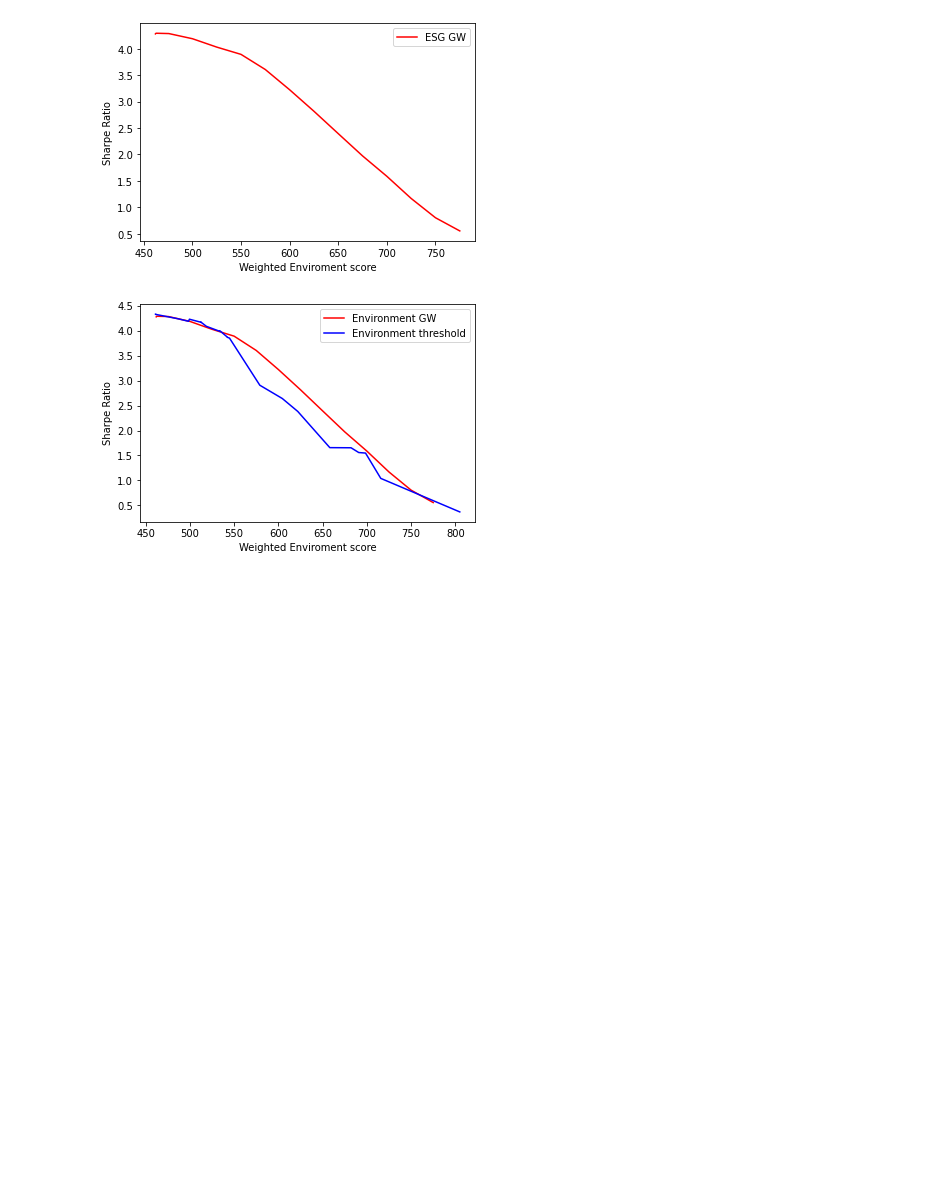
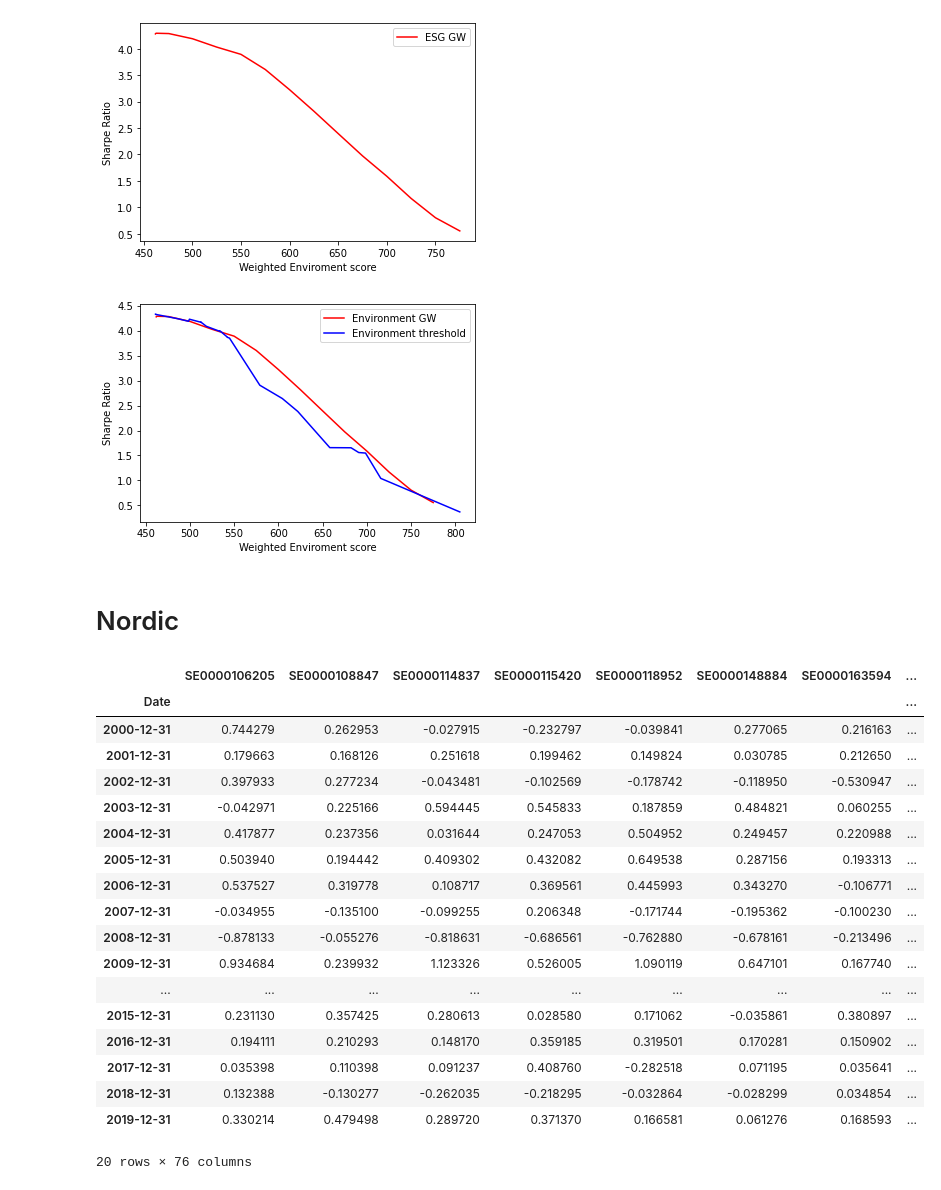
Before and after one commit to FerdinandBjerreWahl/BA, a Jupyter notebook: ESG_effient_frontier.ipynb, the cells around one changed output. Saved outputs shown, nothing was run; the diff lists cells and outputs as text; code cells hidden in the pictures; blank space fills up the shorter version.

```diff
--- a/ESG_effient_frontier.ipynb
+++ b/ESG_effient_frontier.ipynb
@@ -94,3 +94,5 @@ plt.legend()
 plt.savefig('Threshold vs GW')
 # %% [output]
 [figure]
+# %% [markdown]
+# Nordic
@@ -96,0 +118,22 @@ plt.savefig('Threshold vs GW')
+# %%
+returnsN
+# %% [output]
+|  | SE0000106205 | SE0000108847 | SE0000114837 | SE0000115420 | SE0000118952 | SE0000148884 | SE0000163594 | ... |
+| Date |  |  |  |  |  |  |  | ... |
+| 2000-12-31 | 0.744279 | 0.262953 | -0.027915 | -0.232797 | -0.039841 | 0.277065 | 0.216163 | ... |
+| 2001-12-31 | 0.179663 | 0.168126 | 0.251618 | 0.199462 | 0.149824 | 0.030785 | 0.212650 | ... |
+| 2002-12-31 | 0.397933 | 0.277234 | -0.043481 | -0.102569 | -0.178742 | -0.118950 | -0.530947 | ... |
+| 2003-12-31 | -0.042971 | 0.225166 | 0.594445 | 0.545833 | 0.187859 | 0.484821 | 0.060255 | ... |
+| 2004-12-31 | 0.417877 | 0.237356 | 0.031644 | 0.247053 | 0.504952 | 0.249457 | 0.220988 | ... |
+| 2005-12-31 | 0.503940 | 0.194442 | 0.409302 | 0.432082 | 0.649538 | 0.287156 | 0.193313 | ... |
+| 2006-12-31 | 0.537527 | 0.319778 | 0.108717 | 0.369561 | 0.445993 | 0.343270 | -0.106771 | ... |
+| 2007-12-31 | -0.034955 | -0.135100 | -0.099255 | 0.206348 | -0.171744 | -0.195362 | -0.100230 | ... |
+| 2008-12-31 | -0.878133 | -0.055276 | -0.818631 | -0.686561 | -0.762880 | -0.678161 | -0.213496 | ... |
+| 2009-12-31 | 0.934684 | 0.239932 | 1.123326 | 0.526005 | 1.090119 | 0.647101 | 0.167740 | ... |
+| ... | ... | ... | ... | ... | ... | ... | ... | ... |
+| 2015-12-31 | 0.231130 | 0.357425 | 0.280613 | 0.028580 | 0.171062 | -0.035861 | 0.380897 | ... |
+| 2016-12-31 | 0.194111 | 0.210293 | 0.148170 | 0.359185 | 0.319501 | 0.170281 | 0.150902 | ... |
+| 2017-12-31 | 0.035398 | 0.110398 | 0.091237 | 0.408760 | -0.282518 | 0.071195 | 0.035641 | ... |
+| 2018-12-31 | 0.132388 | -0.130277 | -0.262035 | -0.218295 | -0.032864 | -0.028299 | 0.034854 | ... |
+| 2019-12-31 | 0.330214 | 0.479498 | 0.289720 | 0.371370 | 0.166581 | 0.061276 | 0.168593 | ... |
+20 rows × 76 columns
```
Also changed, not shown: parts of 5 cells of this notebook, 3 other files.
